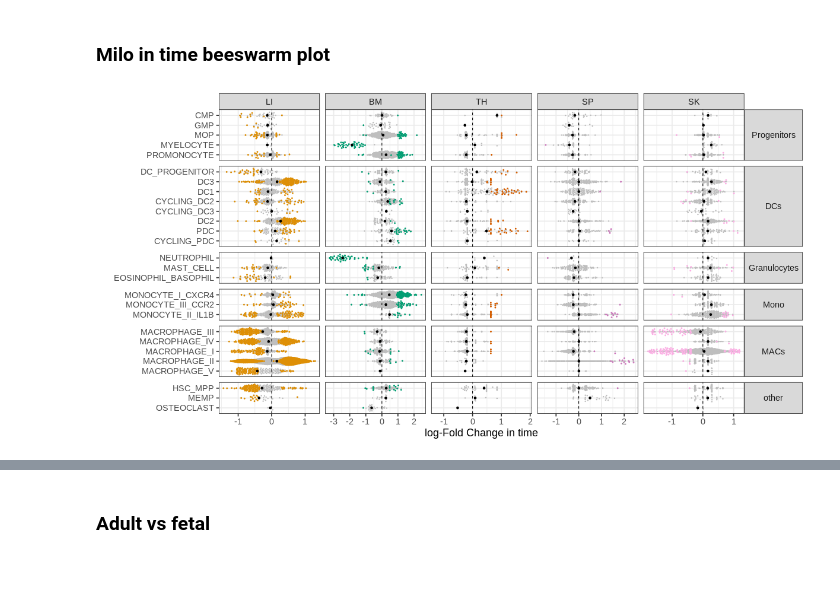
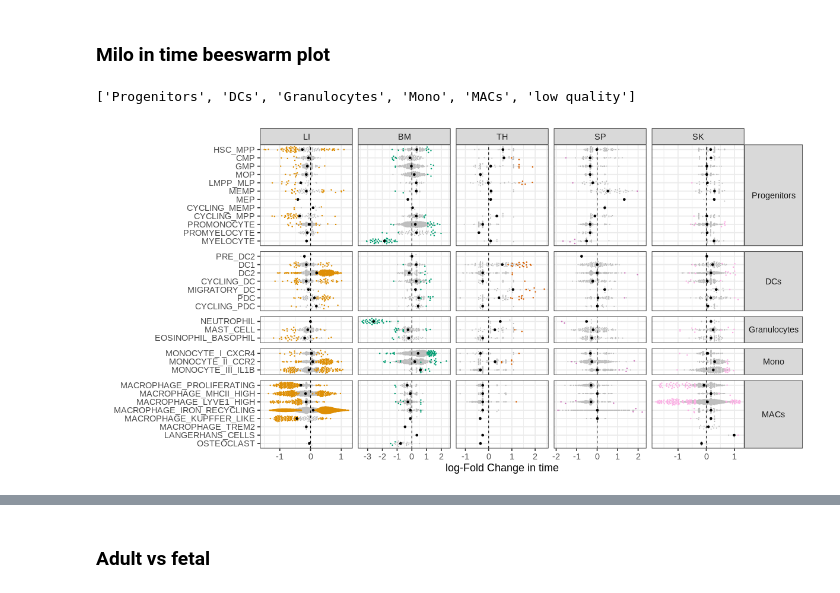
Before and after one commit to Teichlab/Pan_fetal_immune, a Jupyter notebook: src/build_Figure2.ipynb, the cells around one changed output, grey strips where cells are left out. Cells and saved outputs as stored; diff of their text form; code cells hidden in the pictures.

```diff
--- a/src/build_Figure2.ipynb
+++ b/src/build_Figure2.ipynb
@@ -18,7 +18,7 @@ import scvelo as scv
 import milopy.core as milo
 import milopy.plot as milopl
 # %%
-figdir = "/home/jovyan/mount/gdrive/Pan_fetal/writing/ms_figures/draft_panels/assemble_fig2/"
+figdir = "/home/jovyan/mount/gdrive/Pan_fetal/writing/ms_figures/draft_panels/Fig2_myeloid_lymphoid/assemble_fig2/"
 if os.path.exists(figdir):
     sc.settings.figdir = figdir
     scv.settings.figdir = figdir
@@ -55,11 +64,11 @@ org_colors = pd.read_csv("../metadata/organ_colors.csv", index_col=0)
 # %% [markdown]
 ### Load dataframes for plotting
 # %%
-mye_milo_time = pd.read_csv('/nfs/team205/ed6/data/Fetal_immune/milo_outs/MYELOID_V2/milo_beeswarm_plot_data.MYELOID_V2.csv', index_col=0)
+mye_milo_time = pd.read_csv('/nfs/team205/ed6/data/Fetal_immune/milo_outs/MYELOID_V2_v2/milo_beeswarm_plot_data.MYELOID_V2.csv', index_col=0)
 mye_milo_organ = pd.read_csv('/nfs/team205/ed6/data/Fetal_immune/milo_organ_outs/MYELOID_V2/milo_heatmap_plot_data.MYELOID_V2.csv', index_col=0)
 mye_adult_heatmap = pd.read_csv('/nfs/team205/ed6/data/Fetal_immune/panimmune_MYELOID_query.mapped2MYELOID_V2.confusion_table.csv', index_col=0)
 
-lym_milo_time = pd.read_csv('/nfs/team205/ed6/data/Fetal_immune/milo_outs/LYMPHOID/milo_beeswarm_plot_data.LYMPHOID.csv', index_col=0)
+lym_milo_time = pd.read_csv('/nfs/team205/ed6/data/Fetal_immune/milo_outs/LYMPHOID_v2/milo_beeswarm_plot_data.LYMPHOID.csv', index_col=0)
 lym_milo_organ = pd.read_csv('/nfs/team205/ed6/data/Fetal_immune/milo_organ_outs/LYMPHOID/milo_heatmap_plot_data.LYMPHOID.csv', index_col=0)
 lym_adult_heatmap = pd.read_csv('/nfs/team205/ed6/data/Fetal_immune/panimmune_LYMPHOID_query.mapped2LYMPHOID.confusion_table.csv', index_col=0)
 # %%
@@ -240,7 +247,7 @@ age_count_df["anno_group"] = [anno_group_rev[x] if x in anno_group_rev.keys() el
 age_count_df["anno"] = age_count_df["anno_lvl_2_final_clean"]
 
 anno_group_order = list(anno_group.keys())
-anno_order = sum([v for v in anno_group.values()],[])
+anno_order = [x for x in sum([v for v in anno_group.values()],[]) if x in anno_obs_mye.anno_lvl_2_final_clean.values]
 # %%
 adata.obs['anno_lvl_2_final_clean'] = np.nan
 adata.obs.loc[adata.obs_names.isin(anno_obs_mye.index), 'anno_lvl_2_final_clean'] = anno_obs_mye.loc[adata.obs_names[adata.obs_names.isin(anno_obs_mye.index)]]['anno_lvl_2_final_clean']
@@ -374,8 +380,12 @@ fig2_lym_barplots +
 ### Milo in time beeswarm plot
 # %%
 mye_milo_time.anno_group = [anno_group_rev[x] if x in anno_order else 'NA' for x in mye_milo_time.nhood_anno]
+# %%
+anno_group_order
+# %% [output]
+['Progenitors', 'DCs', 'Granulocytes', 'Mono', 'MACs', 'low quality']
 # %%
-%%R -w 1200 -h 600 -i figdir -i mye_milo_time
+%%R -w 1200 -h 600 -i figdir -i mye_milo_time -i anno_order -i organ_order -i anno_group_order
 library(ggbeeswarm)
 alpha=0.1
 set.seed(12345)
@@ -383,40 +393,41 @@ set.seed(12345)
 pl_df <- mye_milo_time %>%
     ## Reorder annotation names by median FC
     group_by(nhood_anno) %>%
-    mutate(mean_logFC = median(logFC)) %>%
+    mutate(mean_logFC = median(logFC, na.rm=TRUE)) %>%
     ungroup() %>%
     arrange(- mean_logFC) %>%
     mutate(nhood_anno=factor(nhood_anno, levels=rev(anno_order))) %>%
     ## Calculate median per organ, to plot
     group_by(organ, nhood_anno) %>%
-    mutate(mean_logFC = median(logFC)) %>%
+    mutate(mean_logFC = median(logFC, na.rm=TRUE)) %>%
     ungroup() %>%
     mutate(anno_group=factor(anno_group, levels=anno_group_order)) %>%
     mutate(organ=factor(organ, levels=organ_order)) %>%
     filter(!is.na(anno_group))
 
 fig2_mye_beeswarm <- pl_df %>%
     mutate(organ_color=ifelse(SpatialFDR < alpha, as.character(organ), NA)) %>%
+    filter(anno_group!='low quality') %>%
     ggplot(aes(nhood_anno, logFC)) +
-    geom_quasirandom(size=0.5, color="grey") +
-    geom_quasirandom(data=. %>% filter(SpatialFDR < alpha), size=0.7, aes(color=organ_color)) +
+    geom_quasirandom(data=. %>% filter(SpatialFDR >= alpha),size=0.3, color="grey") +
+    geom_quasirandom(data=. %>% filter(SpatialFDR < alpha), size=0.5, aes(color=organ_color)) +
     geom_point(data= . %>% distinct(organ, nhood_anno, anno_group, mean_logFC), aes(x=nhood_anno, y=mean_logFC), color="black")  +
     facet_grid(anno_group~organ, scales="free", space="free_y") +
     coord_flip() +
     scale_color_manual(values=org_palette) +
     scale_fill_manual(values=org_palette) +
     guides(color="none", fill="none") +
     geom_hline(yintercept=0, linetype=2) +
     theme_bw(base_size=18) +
     xlab("") + ylab("log-Fold Change in time") +
     scale_y_continuous(breaks=seq(-3,3, by=1)) +
     theme(strip.text.y=element_text(angle=0))
 
 fig2_mye_beeswarm
 #     ggsave(paste0(figdir, "milo_results_overview_beeswarm.pdf"), width=15, height=15) +
 #     ggsave(paste0(figdir, "milo_results_overview_beeswarm.png"), width=15, height=15)
 # %% [output]
-[figure, old version]
+[figure, new version]
 # %%
 org_age_range  = anno_obs[['organ', "age"]].drop_duplicates()
 # %%
```
Also changed, not shown: parts of 82 cells of this notebook, 9 other files.
